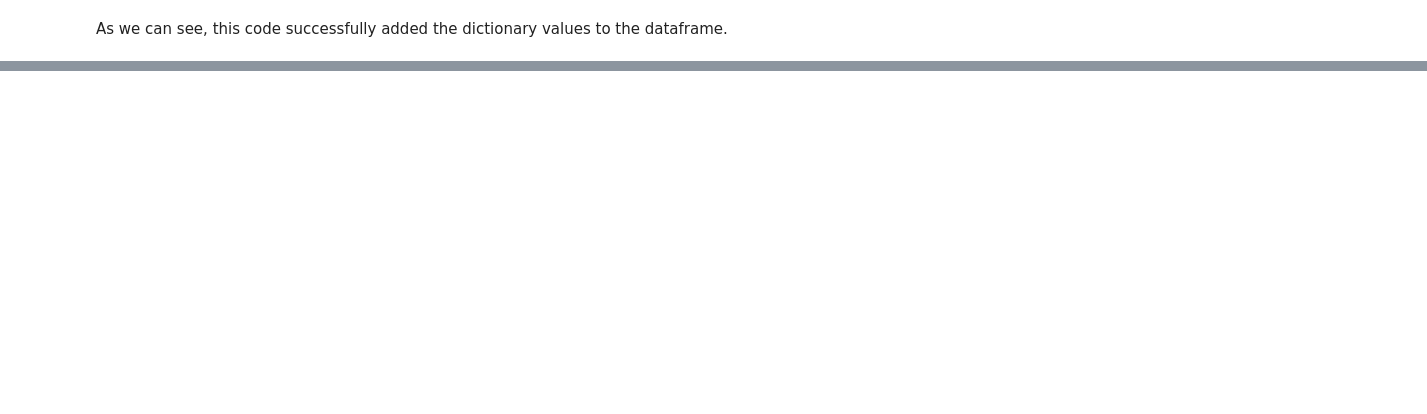
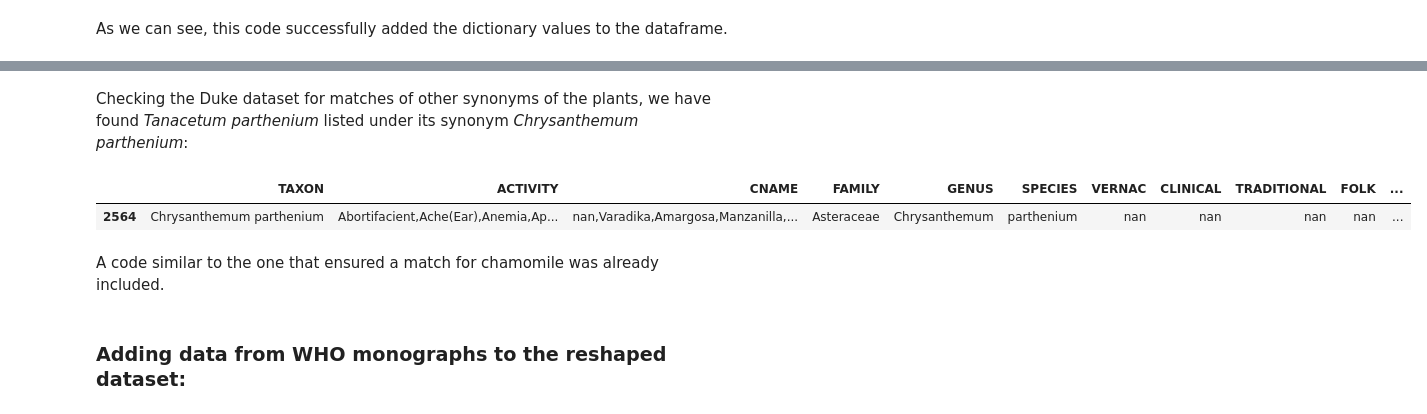
Before and after one commit to TechLabs-Berlin/wt23-naturdoc, a Jupyter notebook: ds/notebooks/data_enrichment.ipynb, the cells around one changed output, grey strips where cells are left out. Saved outputs shown, nothing was run; the diff lists cells and outputs as text; code cells hidden in the pictures; blank space fills up the shorter version.

Commit message:
Write up of Jupyter Notebook for data enrichment. Finished data extraction for two of the monographs.

```diff
--- a/ds/notebooks/data_enrichment.ipynb
+++ b/ds/notebooks/data_enrichment.ipynb
@@ -408,0 +853,12 @@ As we can see, this code successfully added the dictionary values to the datafra
+# %% [markdown]
+Checking the Duke dataset for matches of other synonyms of the plants, we have found _Tanacetum parthenium_ listed under its synonym _Chrysanthemum parthenium_:
+# %%
+filt_tanacetumparthenium = (rich_duke_df["TAXON"].str.contains("parthenium"))
+rich_duke_df.loc[filt_tanacetumparthenium]
+# %% [output]
+|  | TAXON | ACTIVITY | CNAME | FAMILY | GENUS | SPECIES | VERNAC | CLINICAL | TRADITIONAL | FOLK | ... |
+| 2564 | Chrysanthemum parthenium | Abortifacient,Ache(Ear),Anemia,Ap... | nan,Varadika,Amargosa,Manzanilla,... | Asteraceae | Chrysanthemum | parthenium | nan | nan | nan | nan | ... |
+# %% [markdown]
+A code similar to the one that ensured a match for chamomile was already included.
+# %% [markdown]
+### Adding data from WHO monographs to the reshaped dataset:
```
Also changed, not shown: parts of 31 cells of this notebook.
